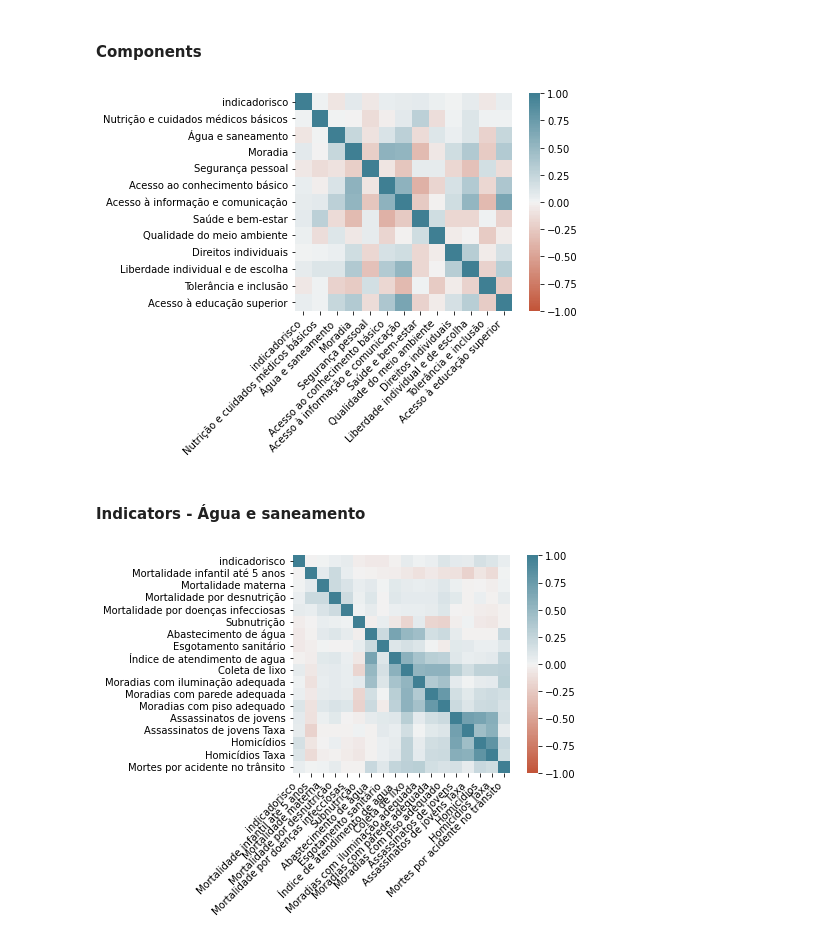
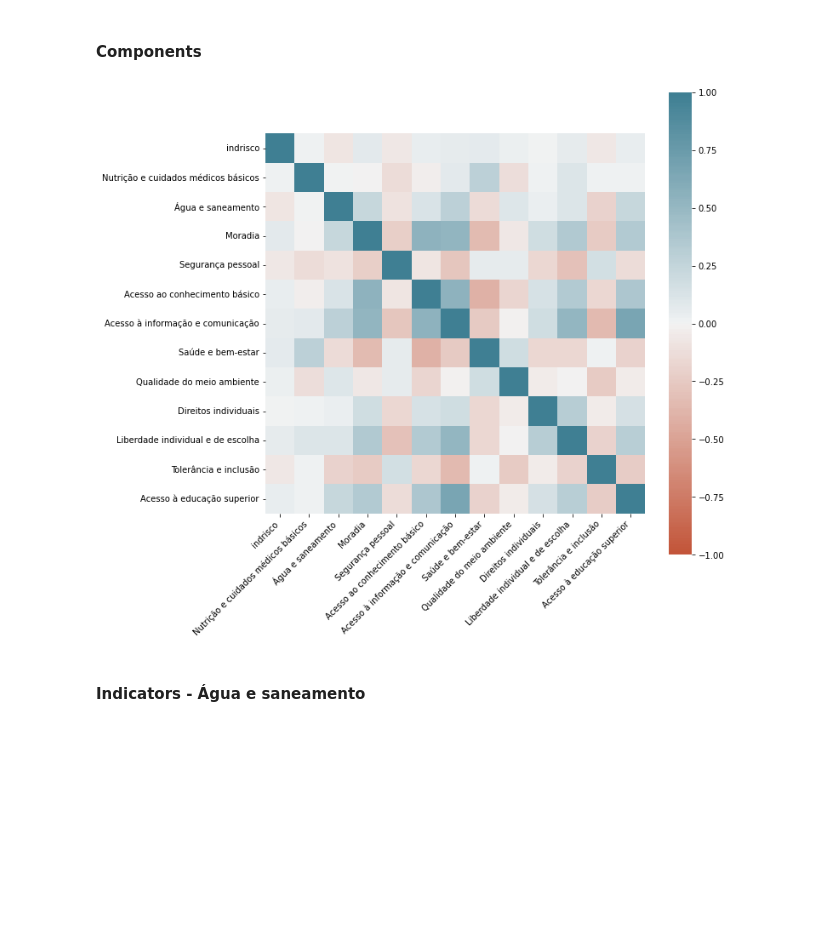
Before and after one commit to faustofcjr/amazon-social-progress, a Jupyter notebook: 03_data_exploration_indicadorisco.ipynb, the cells around one changed output. Cells and saved outputs as stored; diff of their text form; code cells hidden in the pictures; blank space fills up the shorter version.

```diff
--- a/03_data_exploration_indicadorisco.ipynb
+++ b/03_data_exploration_indicadorisco.ipynb
@@ -125,6 +125,7 @@ plot_top_hotspot(dataset, how_many=20, ascending=False)
 ### Correlation Matrix plots
 # %%
 def plot_corr_matrix(corr):
+    fig, ax = plt.subplots(figsize=(10,10))
     ax = sns.heatmap(
     corr,
     vmin=-1, vmax=1, center=0,
@@ -149,27 +150,25 @@ plot_corr_matrix(subset.corr())
 #### Components
 # %%
 columns=[
-    "indicadorisco",
+    "indrisco",
     "Nutrição e cuidados médicos básicos", "Água e saneamento","Moradia","Segurança pessoal",
     "Acesso ao conhecimento básico", "Acesso à informação e comunicação", "Saúde e bem-estar", "Qualidade do meio ambiente",
     "Direitos individuais", "Liberdade individual e de escolha", "Tolerância e inclusão", "Acesso à educação superior"
 ]
 subset = dataset[columns]
 plot_corr_matrix(subset.corr())
 # %% [output]
-[figure, old version]
+[figure, new version]
 # %% [markdown]
 #### Indicators - Água e saneamento
 # %%
-columns=[
-    "indicadorisco",
-    "Mortalidade infantil até 5 anos", "Mortalidade materna", "Mortalidade por desnutrição", "Mortalidade por doenças infecciosas", "Subnutrição",
-    "Abastecimento de água", "Esgotamento sanitário", "Índice de atendimento de agua",
-    "Coleta de lixo", "Moradias com iluminação adequada", "Moradias com parede adequada", "Moradias com piso adequado",
-    "Assassinatos de jovens", "Assassinatos de jovens Taxa", "Homicídios", "Homicídios Taxa", "Mortes por acidente no trânsito",
-]
-subset = dataset[columns]
-plot_corr_matrix(subset.corr())
+# columns=[
+#     "indicadorisco",
+#     "Mortalidade infantil até 5 anos", "Mortalidade materna", "Mortalidade por desnutrição", "Mortalidade por doenças infecciosas", "Subnutrição",
+#     "Abastecimento de água", "Esgotamento sanitário", "Índice de atendimento de agua",
+#     "Coleta de lixo", "Moradias com iluminação adequada", "Moradias com parede adequada", "Moradias com piso adequado",
+#     "Assassinatos de jovens", "Assassinatos de jovens Taxa", "Homicídios", "Homicídios Taxa", "Mortes por acidente no trânsito",
+# ]
+# subset = dataset[columns]
+# plot_corr_matrix(subset.corr())
-# %% [output]
-[figure, removed]
 # %%
```
Also changed, not shown: parts of 5 cells of this notebook, 5 other files.
